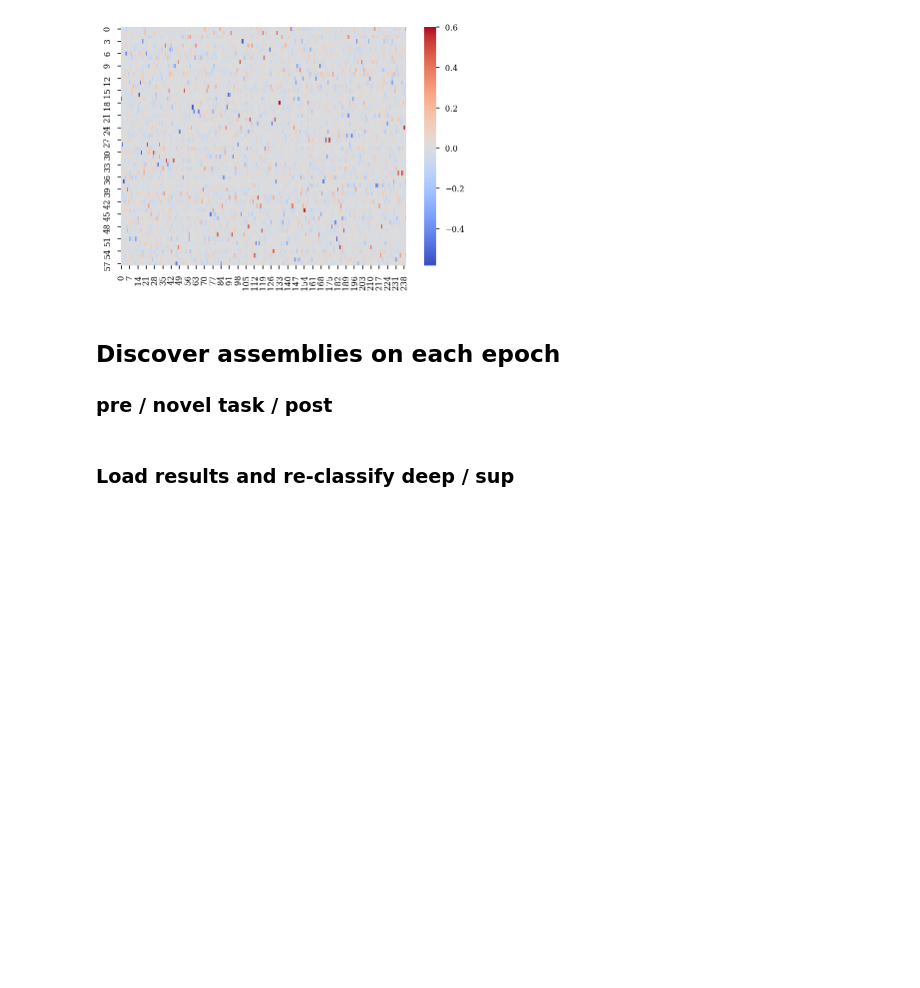
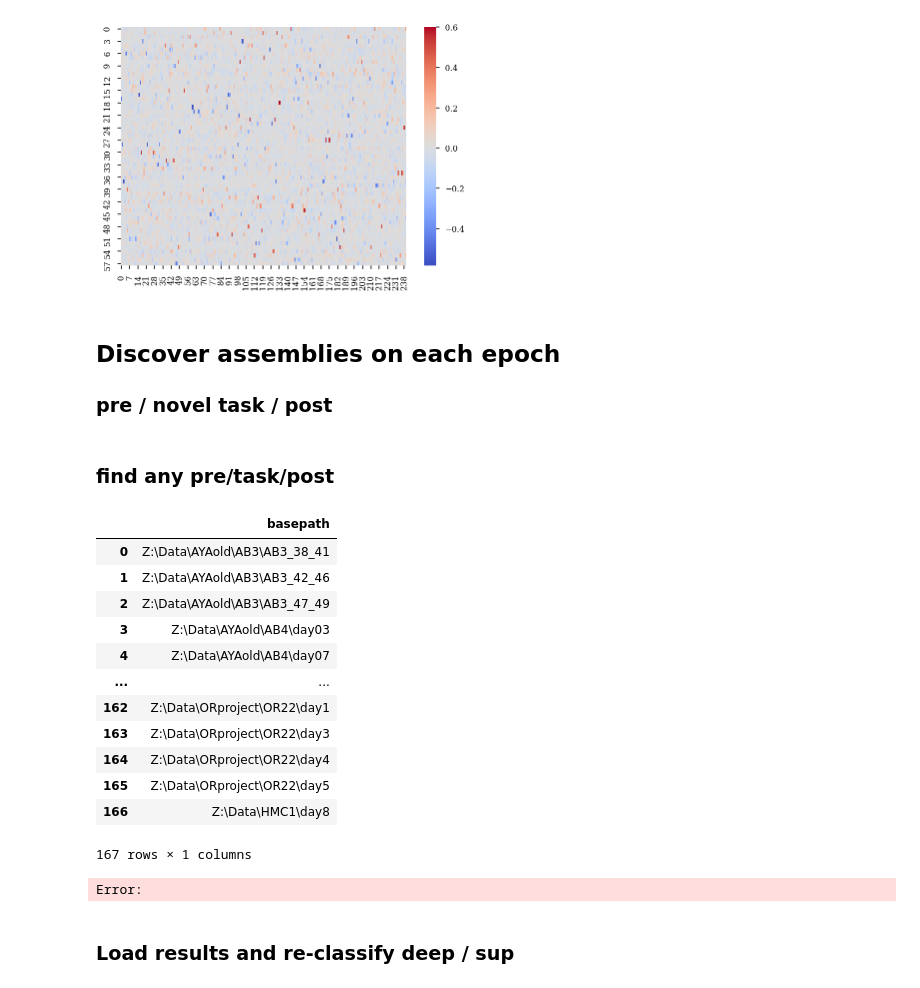
Before and after one commit to ryanharvey1/ripple_heterogeneity, a Jupyter notebook: scripts/assembly/assembly_pre_task_post.ipynb, the cells around one changed output. Saved outputs shown, nothing was run; the diff lists cells and outputs as text; code cells hidden in the pictures; blank space fills up the shorter version.

```diff
--- a/scripts/assembly/assembly_pre_task_post.ipynb
+++ b/scripts/assembly/assembly_pre_task_post.ipynb
@@ -368,6 +368,42 @@ for basepath in epochs_df[search_idx].basepath.unique():
         basepaths.append(basepath)
 df = pd.DataFrame()
 df["basepath"] = basepaths
+# %% [markdown]
+### find any pre/task/post
+# %%
+# load sessions
+df = pd.read_csv(r"Z:\home\ryanh\projects\ripple_heterogeneity\sessions.csv")
+# collect epoch info
+epochs_df = pd.DataFrame()
+for basepath in df.basepath:
+    epoch_df = loading.load_epoch(basepath)
+    epoch_df['basepath'] = basepath
+    epochs_df = pd.concat([epochs_df, epoch_df], ignore_index=True)
+
+# search indicators with a pre / task / post structure
+basepaths = []
+for basepath in epochs_df.basepath.unique():
+    idx_bool,idx = functions.find_pre_task_post(epochs_df[epochs_df.basepath == basepath].environment)
+    if idx_bool is not None:
+        basepaths.append(basepath)
+df = pd.DataFrame()
+df["basepath"] = basepaths
+# %%
+df
+# %% [output]
+|  | basepath |
+| 0 | Z:\Data\AYAold\AB3\AB3_38_41 |
+| 1 | Z:\Data\AYAold\AB3\AB3_42_46 |
+| 2 | Z:\Data\AYAold\AB3\AB3_47_49 |
+| 3 | Z:\Data\AYAold\AB4\day03 |
+| 4 | Z:\Data\AYAold\AB4\day07 |
+| ... | ... |
+| 162 | Z:\Data\ORproject\OR22\day1 |
+| 163 | Z:\Data\ORproject\OR22\day3 |
+| 164 | Z:\Data\ORproject\OR22\day4 |
+| 165 | Z:\Data\ORproject\OR22\day5 |
+| 166 | Z:\Data\HMC1\day8 |
+167 rows × 1 columns
 # %%
 # df = pd.read_csv(r"Z:\home\ryanh\projects\ripple_heterogeneity\sessions.csv")
 # df = df[df.basepath.str.contains("GrosmarkAD")]
@@ -381,7 +417,9 @@ df["basepath"] = basepaths
 # save_path = r'Z:\home\ryanh\projects\ripple_heterogeneity\cell_assembly_epochs_40ms'
 save_path = r"Z:\home\ryanh\projects\ripple_heterogeneity\cell_assembly_epochs_10ms"
 
-assembly_individual_epochs.assembly_run(df, save_path, parallel=True)
+assembly_individual_epochs.assembly_run(df, save_path, parallel=False)
+# %% [output]
+Error:
 # %% [markdown]
 ### Load results and re-classify deep / sup
 # %%
```
Also changed, not shown: parts of 7 cells of this notebook.
